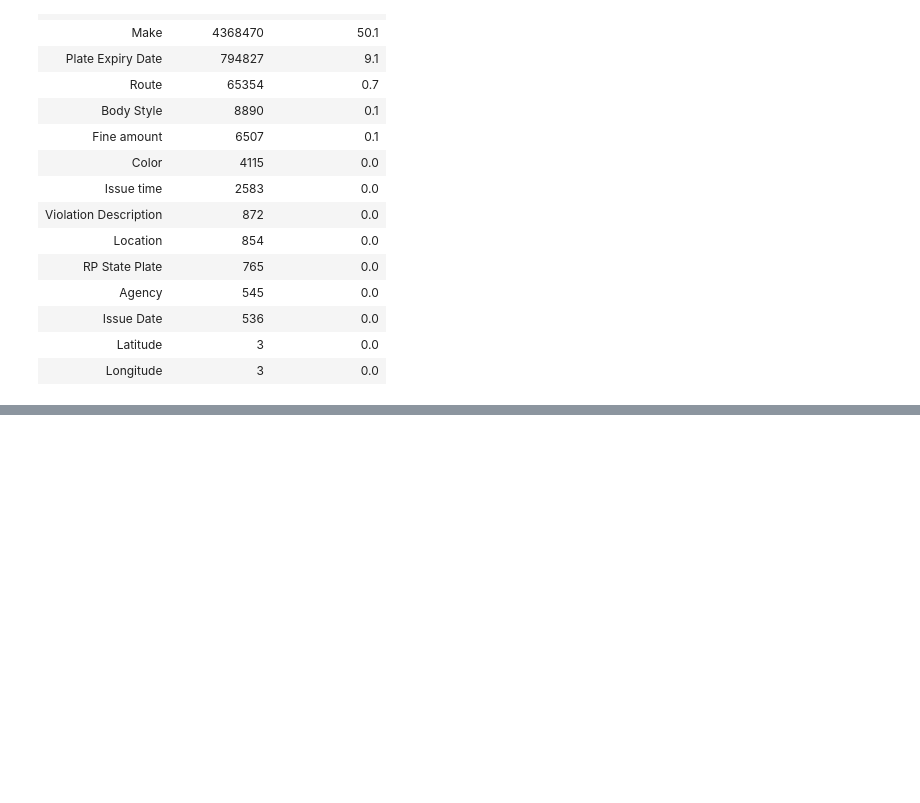
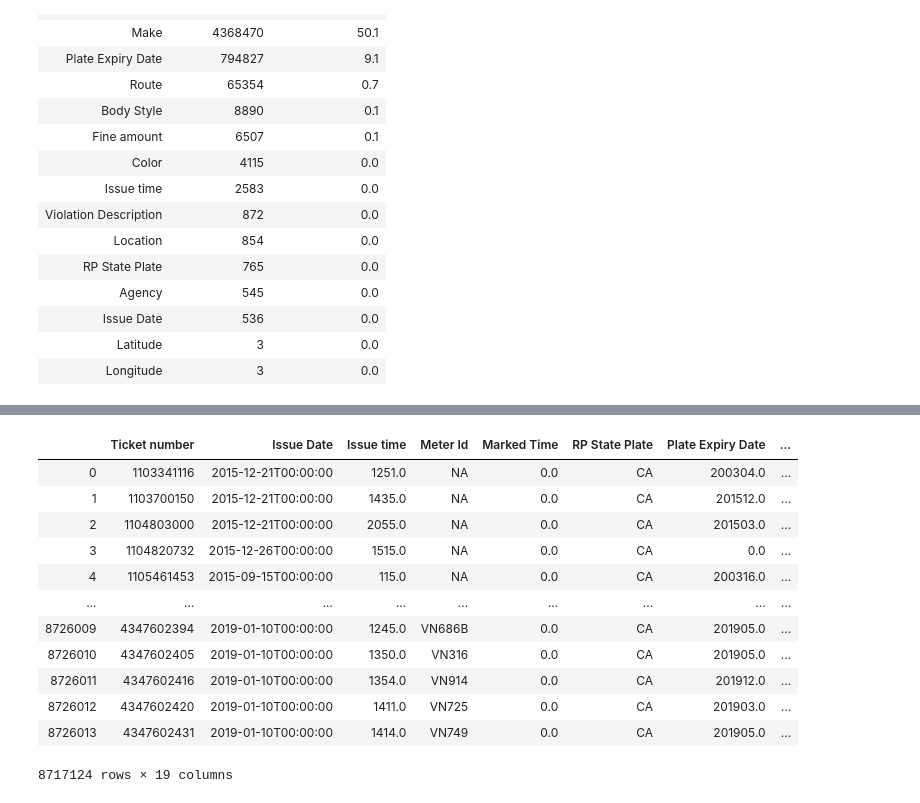
Before and after one commit to m0bi/parking, a Jupyter notebook: Imputation.ipynb, the cells around one changed output, grey strips where cells are left out. Cells and saved outputs as stored; diff of their text form; code cells hidden in the pictures; blank space fills up the shorter version.

```diff
--- a/Imputation.ipynb
+++ b/Imputation.ipynb
@@ -113,0 +103,2 @@ data["Issue Date"].fillna("2016-01-19T00:00:00", inplace=True)
+# %%
+data["Meter Id"].fillna("NA", inplace=True)
@@ -113,0 +124,16 @@ data["Issue Date"].fillna("2016-01-19T00:00:00", inplace=True)
+# %%
+data[data["Body Style"].isna()==False]
+# %% [output]
+|  | Ticket number | Issue Date | Issue time | Meter Id | Marked Time | RP State Plate | Plate Expiry Date | ... |
+| 0 | 1103341116 | 2015-12-21T00:00:00 | 1251.0 | NA | 0.0 | CA | 200304.0 | ... |
+| 1 | 1103700150 | 2015-12-21T00:00:00 | 1435.0 | NA | 0.0 | CA | 201512.0 | ... |
+| 2 | 1104803000 | 2015-12-21T00:00:00 | 2055.0 | NA | 0.0 | CA | 201503.0 | ... |
+| 3 | 1104820732 | 2015-12-26T00:00:00 | 1515.0 | NA | 0.0 | CA | 0.0 | ... |
+| 4 | 1105461453 | 2015-09-15T00:00:00 | 115.0 | NA | 0.0 | CA | 200316.0 | ... |
+| ... | ... | ... | ... | ... | ... | ... | ... | ... |
+| 8726009 | 4347602394 | 2019-01-10T00:00:00 | 1245.0 | VN686B | 0.0 | CA | 201905.0 | ... |
+| 8726010 | 4347602405 | 2019-01-10T00:00:00 | 1350.0 | VN316 | 0.0 | CA | 201905.0 | ... |
+| 8726011 | 4347602416 | 2019-01-10T00:00:00 | 1354.0 | VN914 | 0.0 | CA | 201912.0 | ... |
+| 8726012 | 4347602420 | 2019-01-10T00:00:00 | 1411.0 | VN725 | 0.0 | CA | 201903.0 | ... |
+| 8726013 | 4347602431 | 2019-01-10T00:00:00 | 1414.0 | VN749 | 0.0 | CA | 201905.0 | ... |
+8717124 rows × 19 columns
```
Also changed, not shown: parts of 52 cells of this notebook.
